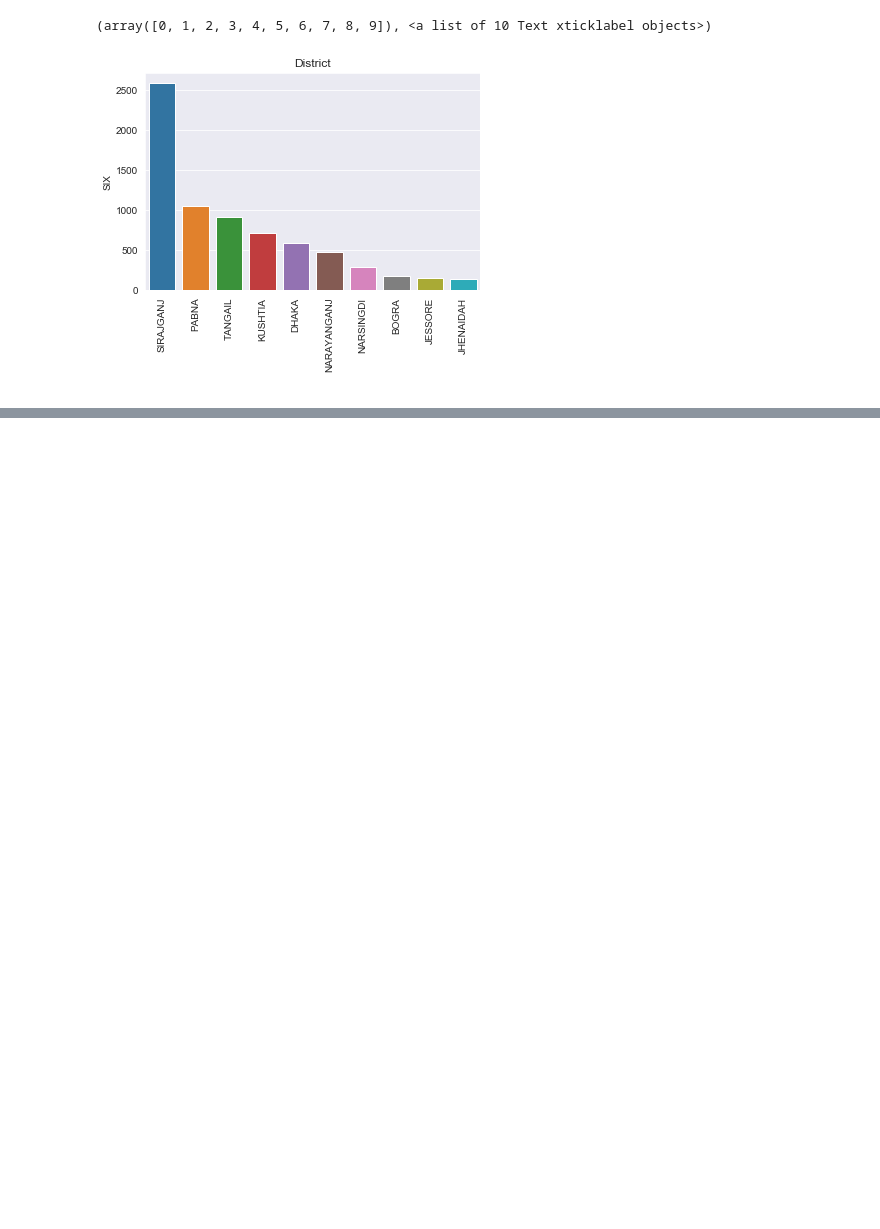
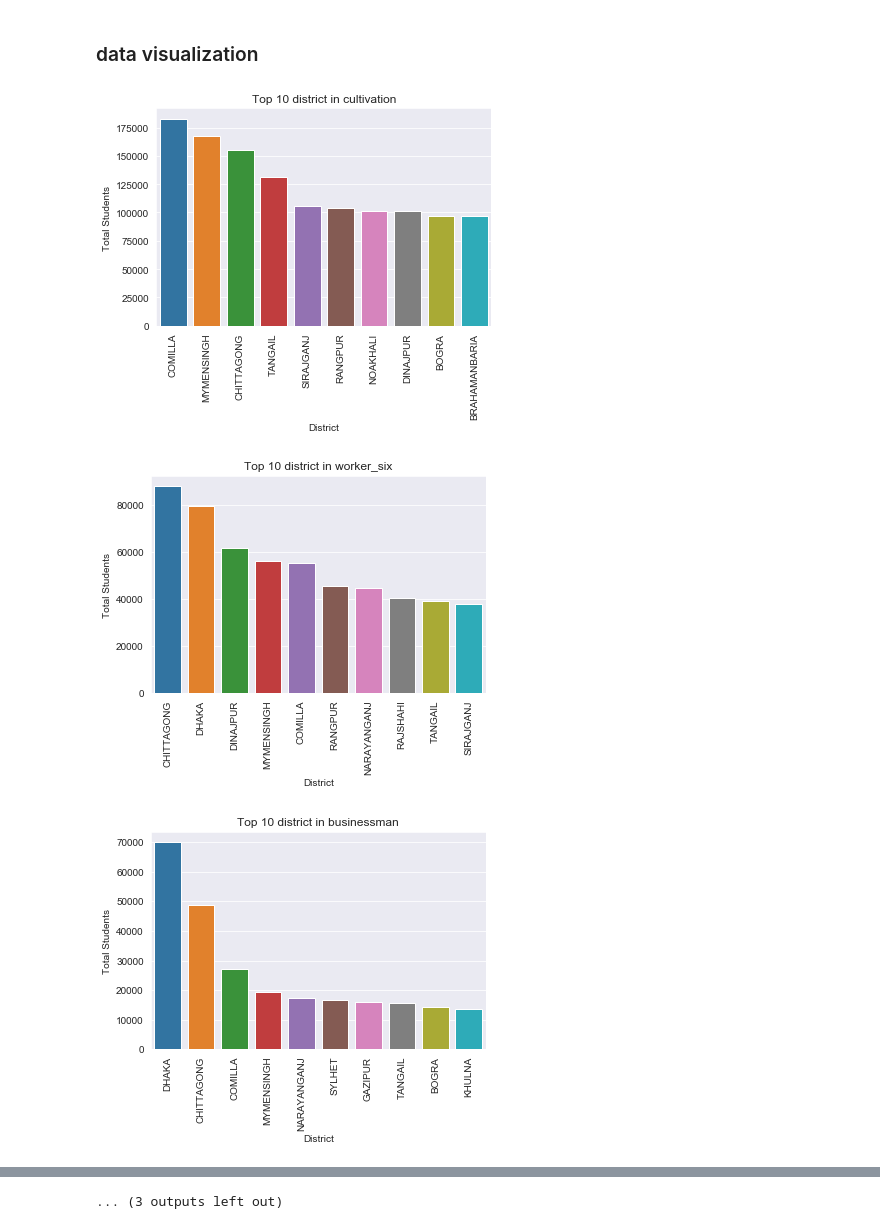
Before and after one commit to dween46/Data-Analysis-of-BD-gurdians-occupation-data, a Jupyter notebook: school_data_analysis.ipynb, the cells around one changed output, grey strips where cells are left out. Drawn from its saved outputs; the diff is of its cells as text; code cells hidden in the pictures; blank space fills up the shorter version.

Commit message:
visualization added

```diff
--- a/school_data_analysis.ipynb
+++ b/school_data_analysis.ipynb
@@ -132,2 +86,4 @@ memory usage: 26.5+ MB
+# %%
+latest_data.fillna(0, inplace = True)
 # %%
-new_data = latest_data.copy()
+df = latest_data.copy()
@@ -142,2 +89,0 @@ tati_data = new_data[new_data["OCCUPATION"] == 'tati']
-# %%
-tati_data_by_top10_district = tati_data.groupby("DISTRICT")["SIX"].sum().sort_values(ascending = False)[:10]
@@ -152,9 +90,28 @@ import seaborn as sns
-# %%
-sns.set_style("darkgrid")
-sns.barplot(data = tati_data_by_top10_district, x = "DISTRICT", y=  "SIX")
-plt.xlabel(" ")
-plt.title("District")
-plt.xticks(rotation=90)
-# %% [output]
-(array([0, 1, 2, 3, 4, 5, 6, 7, 8, 9]), <a list of 10 Text xticklabel objects>)
-[figure, removed]
+# %%
+df['total'] = df[['six', 'seven', 'eight', 'nine', 'ten']].sum(axis = 1)
+# %% [markdown]
+### data visualization
+# %%
+import matplotlib.pyplot as plt
+%matplotlib inline
+import seaborn as sns
+
+occupations = list(df['occupation'].unique())
+
+for occupation in occupations:
+    data = df[df["occupation"] == occupation]
+    tati_data_by_top10_district = data.groupby("district")["total"].sum().sort_values(ascending = False)[:10]
+    tati_data_by_top10_district = tati_data_by_top10_district.to_frame()
+    tati_data_by_top10_district.reset_index(inplace = True)
+
+    sns.set_style("darkgrid")
+    sns.barplot(data = tati_data_by_top10_district, x = "district", y=  "total")
+    plt.ylabel("Total Students")
+    plt.xlabel("District")
+    plt.title("Top 10 district in {}".format(occupation))
+    plt.xticks(rotation=90)
+    plt.show()
+# %% [output]
+[figure, added]
+[figure, added]
+[figure, added]
@@ -160,0 +127 @@ plt.xticks(rotation=90)
+... (3 outputs left out)
```
Also changed, not shown: parts of 27 cells of this notebook.
